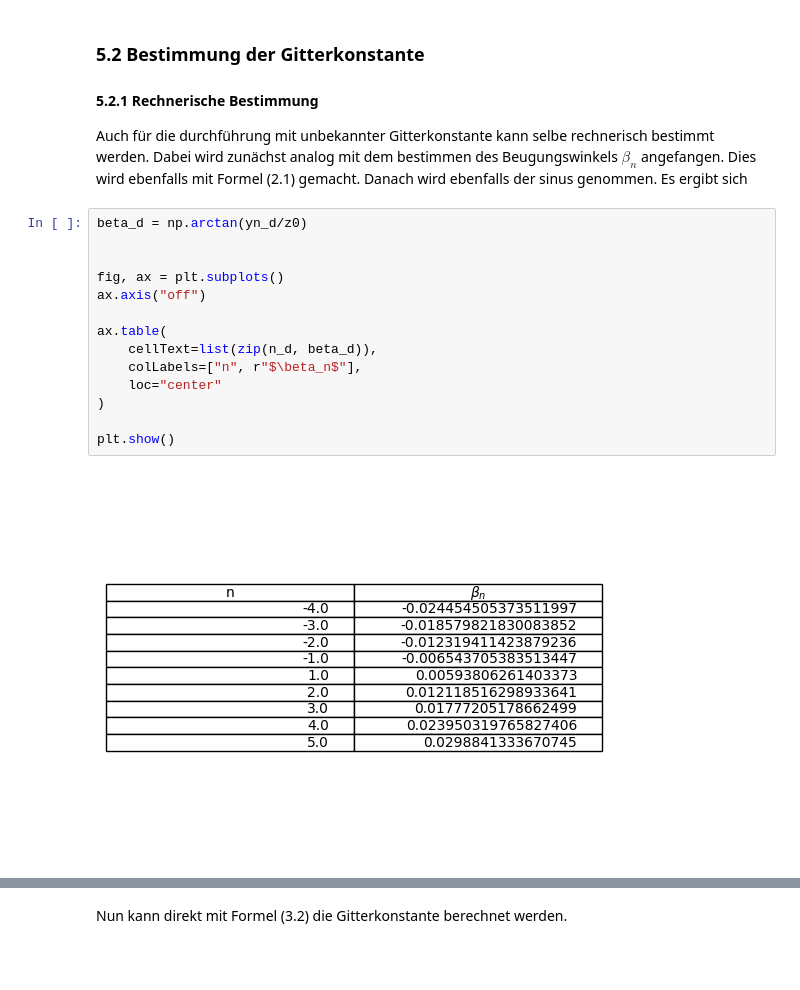
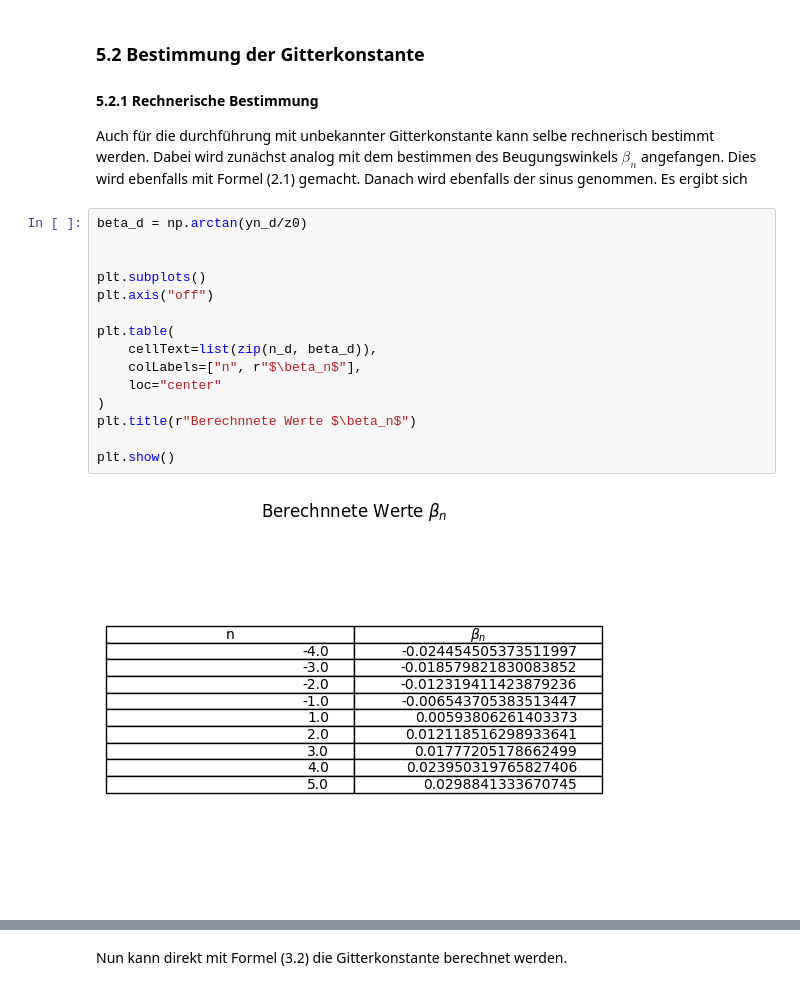
Before and after one commit to HansoTell/Computercafe, a Jupyter notebook: V2J/V2.ipynb, the cells around one changed output, grey strips where cells are left out. Cells and saved outputs as stored; diff of their text form; blank space fills up the shorter version.

```diff
--- a/V2J/V2.ipynb
+++ b/V2J/V2.ipynb
@@ -573,19 +568,20 @@ Auch für die durchführung mit unbekannter Gitterkonstante kann selbe rechneris
 # %%
 beta_d = np.arctan(yn_d/z0)
 
 
-fig, ax = plt.subplots()
-ax.axis("off")
+plt.subplots()
+plt.axis("off")
 
-ax.table(
+plt.table(
     cellText=list(zip(n_d, beta_d)),
     colLabels=["n", r"$\beta_n$"],
     loc="center"
 )
+plt.title(r"Berechnnete Werte $\beta_n$")
 
 plt.show()
 # %% [output]
-[figure, old version]
+[figure, new version]
 # %%
 sin_beta_d = np.sin(beta_d)
 
```
Also changed, not shown: parts of 22 cells of this notebook.
